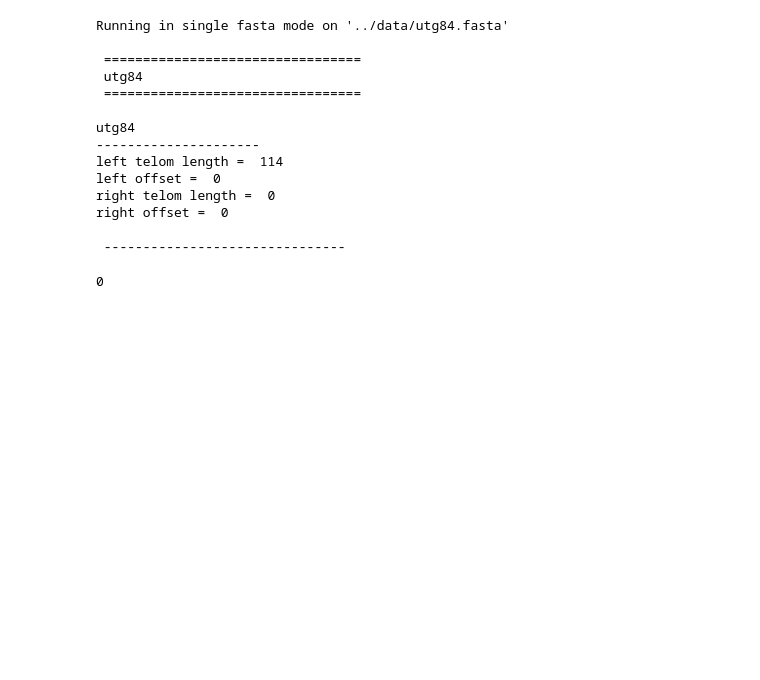
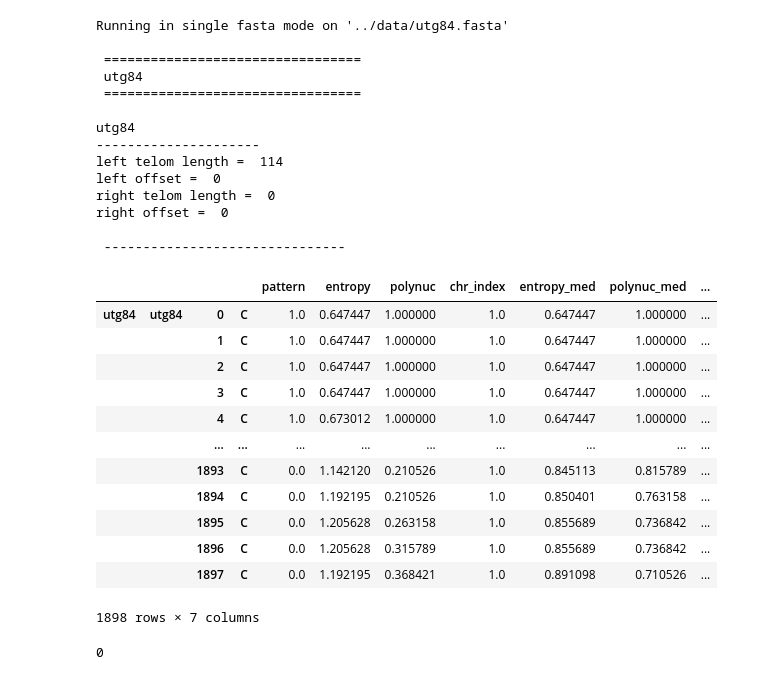
Before and after one commit to GillesFischerSorbonne/telofinder, a Jupyter notebook: telofinder/python_script/analyse_telom_testing.ipynb, the cells around one changed output. Saved outputs shown, nothing was run; the diff lists cells and outputs as text; code cells hidden in the pictures; blank space fills up the shorter version.

```diff
--- a/telofinder/python_script/analyse_telom_testing.ipynb
+++ b/telofinder/python_script/analyse_telom_testing.ipynb
@@ -29,6 +31,22 @@ right telom length =  0
 right offset =  0
 
  -------------------------------
+# %%
+seq_df_utg84.query("predict_telom==1")
+# %% [output]
+|  |  |  |  | pattern | entropy | polynuc | chr_index | entropy_med | polynuc_med | ... |
+| utg84 | utg84 | 0 | C | 1.0 | 0.647447 | 1.000000 | 1.0 | 0.647447 | 1.000000 | ... |
+|  |  | 1 | C | 1.0 | 0.647447 | 1.000000 | 1.0 | 0.647447 | 1.000000 | ... |
+|  |  | 2 | C | 1.0 | 0.647447 | 1.000000 | 1.0 | 0.647447 | 1.000000 | ... |
+|  |  | 3 | C | 1.0 | 0.647447 | 1.000000 | 1.0 | 0.647447 | 1.000000 | ... |
+|  |  | 4 | C | 1.0 | 0.673012 | 1.000000 | 1.0 | 0.647447 | 1.000000 | ... |
+|  |  | ... | ... | ... | ... | ... | ... | ... | ... | ... |
+|  |  | 1893 | C | 0.0 | 1.142120 | 0.210526 | 1.0 | 0.845113 | 0.815789 | ... |
+|  |  | 1894 | C | 0.0 | 1.192195 | 0.210526 | 1.0 | 0.850401 | 0.763158 | ... |
+|  |  | 1895 | C | 0.0 | 1.205628 | 0.263158 | 1.0 | 0.855689 | 0.736842 | ... |
+|  |  | 1896 | C | 0.0 | 1.205628 | 0.315789 | 1.0 | 0.855689 | 0.736842 | ... |
+|  |  | 1897 | C | 0.0 | 1.192195 | 0.368421 | 1.0 | 0.891098 | 0.710526 | ... |
+1898 rows × 7 columns
 # %%
 seq_df_utg84["predict_telom"].isna().sum()
 # %% [output]
```
Also changed, not shown: parts of 8 cells of this notebook, 1 other file.
